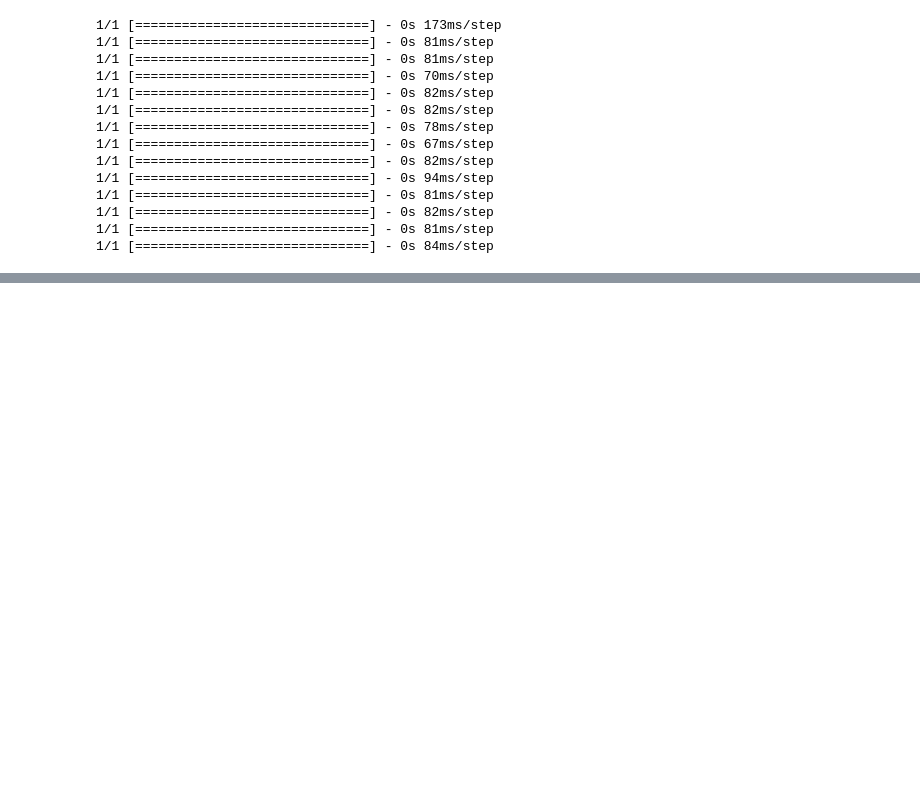
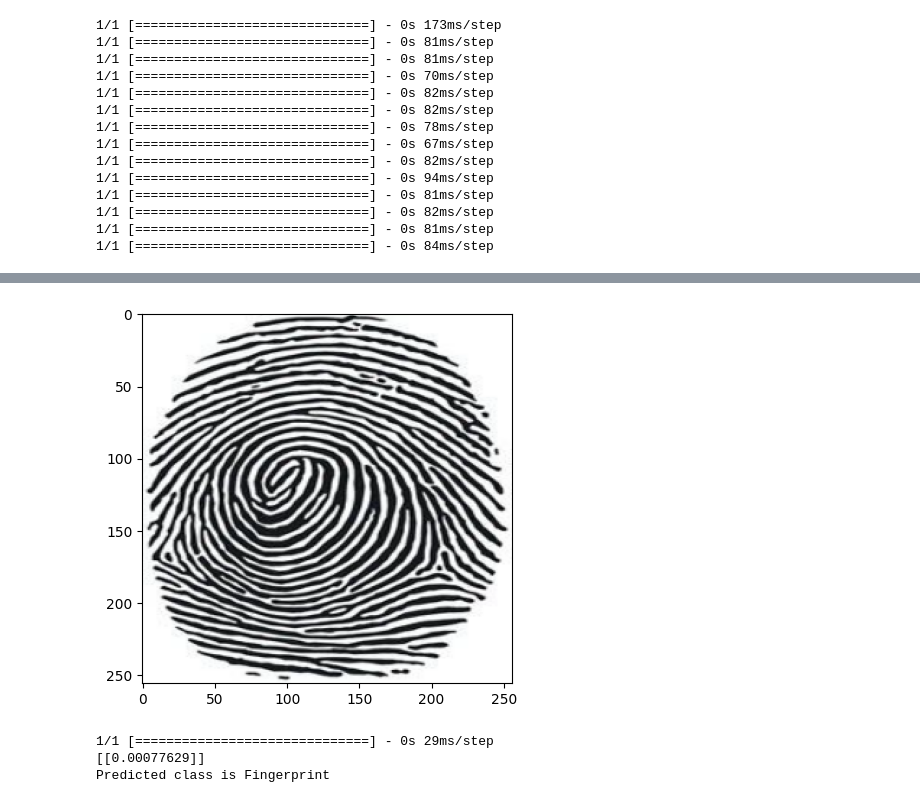
Before and after one commit to samuelastech/image-classification, a Jupyter notebook: src/image_classificator.ipynb, the cells around one changed output, grey strips where cells are left out. Saved outputs shown, nothing was run; the diff lists cells and outputs as text; code cells hidden in the pictures; blank space fills up the shorter version.

Commit message:
feat: train the model

```diff
--- a/src/image_classificator.ipynb
+++ b/src/image_classificator.ipynb
@@ -260,0 +275,19 @@ tf.Tensor(1.0, shape=(), dtype=float32) tf.Tensor(1.0, shape=(), dtype=float32)
+# %%
+resize = tf.image.resize(img, (256,256))
+plt.imshow(resize.numpy().astype(int))
+plt.show()
+# %% [output]
+[figure, added]
+# %%
+yhat = model.predict(np.expand_dims(resize/255, 0))
+
+print(yhat)
+
+if yhat > 0.5:
+    print(f'What is it?')
+else:
+    print(f'Predicted class is Fingerprint')
+# %% [output]
+1/1 [==============================] - 0s 29ms/step
+[[0.00077629]]
+Predicted class is Fingerprint
```
Also changed, not shown: parts of 7 cells of this notebook, 2 other files.
